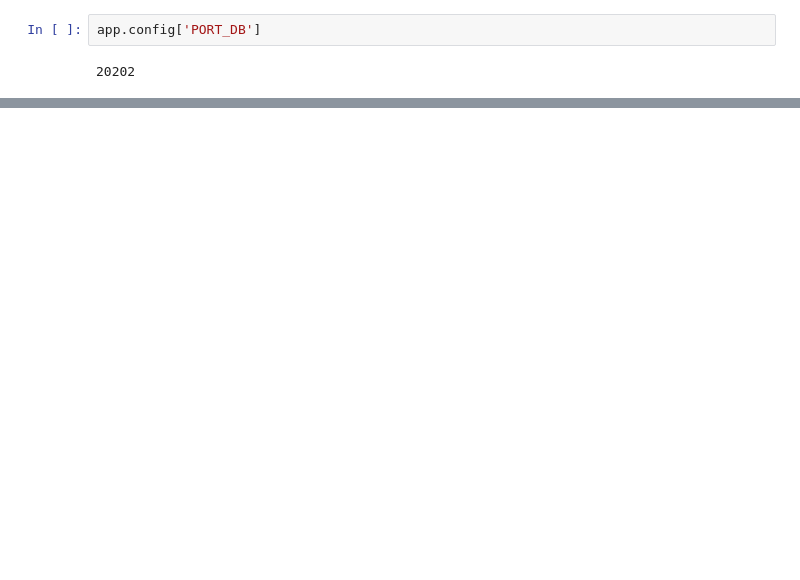
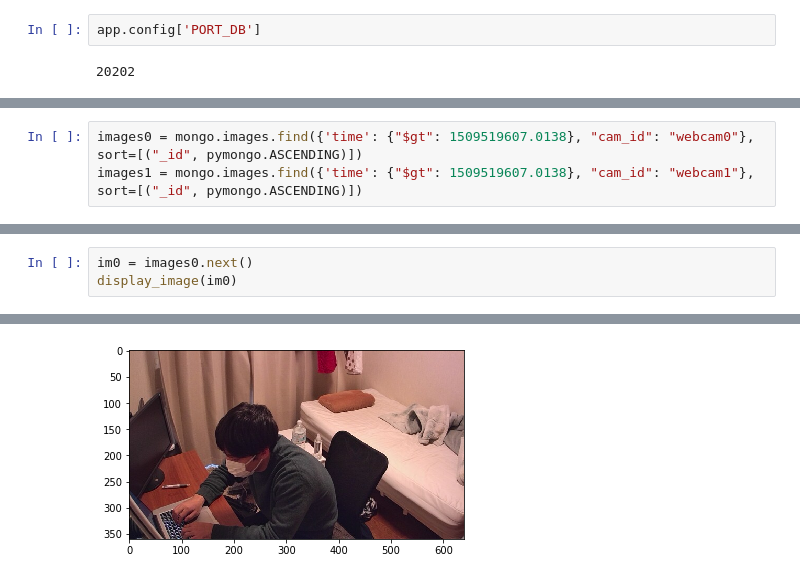
Before and after one commit to nakamoo/sumica, a Jupyter notebook: main_server/hai/notebooks/preview.ipynb, the cells around one changed output, grey strips where cells are left out. Drawn from its saved outputs; the diff is of its cells as text; blank space fills up the shorter version.

```diff
--- a/main_server/hai/notebooks/preview.ipynb
+++ b/main_server/hai/notebooks/preview.ipynb
@@ -46,0 +65,3 @@ print_time(hue_col['time'])
+# %%
+images0 = mongo.images.find({'time': {"$gt": 1509519607.0138}, "cam_id": "webcam0"}, sort=[("_id", pymongo.ASCENDING)])
+images1 = mongo.images.find({'time': {"$gt": 1509519607.0138}, "cam_id": "webcam1"}, sort=[("_id", pymongo.ASCENDING)])
@@ -46,0 +76,4 @@ print_time(hue_col['time'])
+# %%
+im0 = images0.next()
+display_image(im0)
+# %% [output]
@@ -46,0 +81 @@ print_time(hue_col['time'])
+[figure, added]
```
Also changed, not shown: parts of 13 cells of this notebook, 2 other files.
